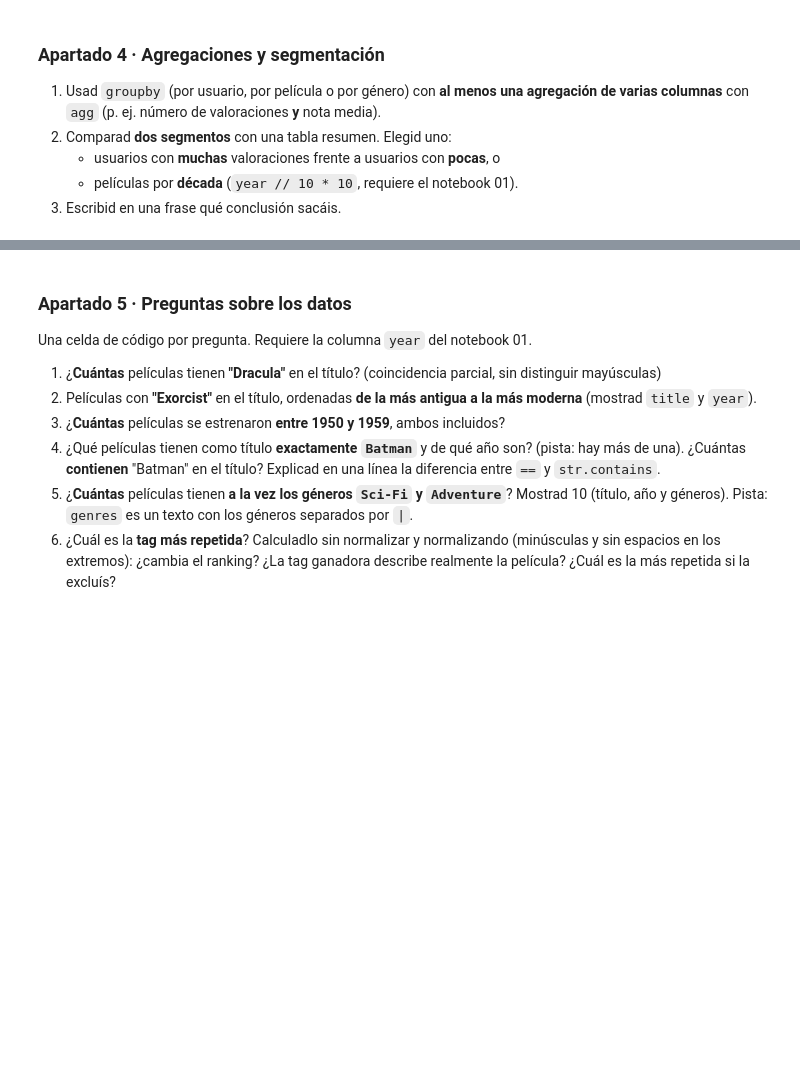
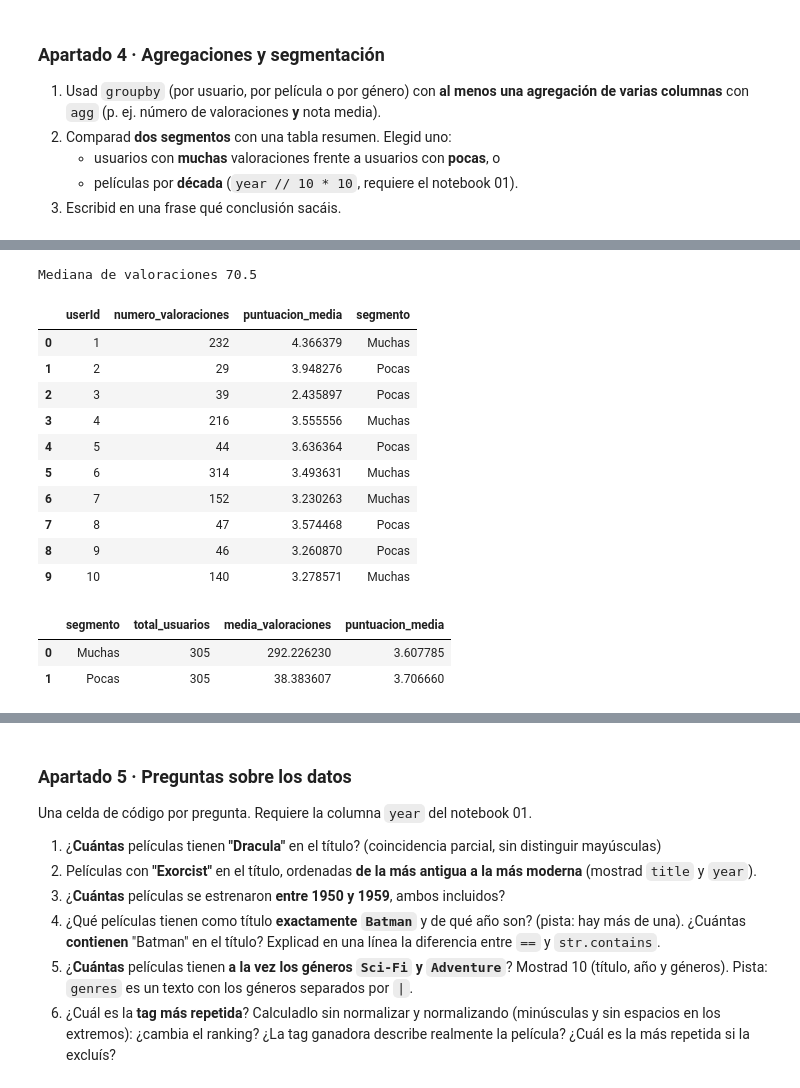
Before and after one commit to txabeRito/tc-catalogo-peliculas, a Jupyter notebook: 02_analisis.ipynb, the cells around one changed output, grey strips where cells are left out. Cells and saved outputs as stored; diff of their text form; code cells hidden in the pictures; blank space fills up the shorter version.

```diff
--- a/02_analisis.ipynb
+++ b/02_analisis.ipynb
@@ -61,0 +184,7 @@ print(movies.shape, ratings.shape, tags.shape)
+# %%
+valoraciones_por_usuario= ratings.groupby("userId").agg(
+    numero_valoraciones=("rating", "count"),
+    puntuacion_media=("rating", "mean")
+).reset_index()
+
+valoraciones_por_usuario.head(10)
@@ -61,0 +203,33 @@ print(movies.shape, ratings.shape, tags.shape)
+# %%
+mediana= valoraciones_por_usuario["numero_valoraciones"].median()
+
+valoraciones_por_usuario["segmento"]= valoraciones_por_usuario["numero_valoraciones"].apply(lambda x: "Muchas" if x > mediana else "Pocas")
+
+print("Mediana de valoraciones", mediana)
+
+valoraciones_por_usuario.head(10)
+# %% [output]
+Mediana de valoraciones 70.5
+|  | userId | numero_valoraciones | puntuacion_media | segmento |
+| 0 | 1 | 232 | 4.366379 | Muchas |
+| 1 | 2 | 29 | 3.948276 | Pocas |
+| 2 | 3 | 39 | 2.435897 | Pocas |
+| 3 | 4 | 216 | 3.555556 | Muchas |
+| 4 | 5 | 44 | 3.636364 | Pocas |
+| 5 | 6 | 314 | 3.493631 | Muchas |
+| 6 | 7 | 152 | 3.230263 | Muchas |
+| 7 | 8 | 47 | 3.574468 | Pocas |
+| 8 | 9 | 46 | 3.260870 | Pocas |
+| 9 | 10 | 140 | 3.278571 | Muchas |
+# %%
+comparacion_segmentos = valoraciones_por_usuario.groupby("segmento").agg(
+    total_usuarios=("userId", "count"),
+    media_valoraciones=("numero_valoraciones", "mean"),
+    puntuacion_media=("puntuacion_media", "mean")
+).reset_index()
+
+comparacion_segmentos
+# %% [output]
+|  | segmento | total_usuarios | media_valoraciones | puntuacion_media |
+| 0 | Muchas | 305 | 292.226230 | 3.607785 |
+| 1 | Pocas | 305 | 38.383607 | 3.706660 |
```
Also changed, not shown: parts of 10 cells of this notebook.
